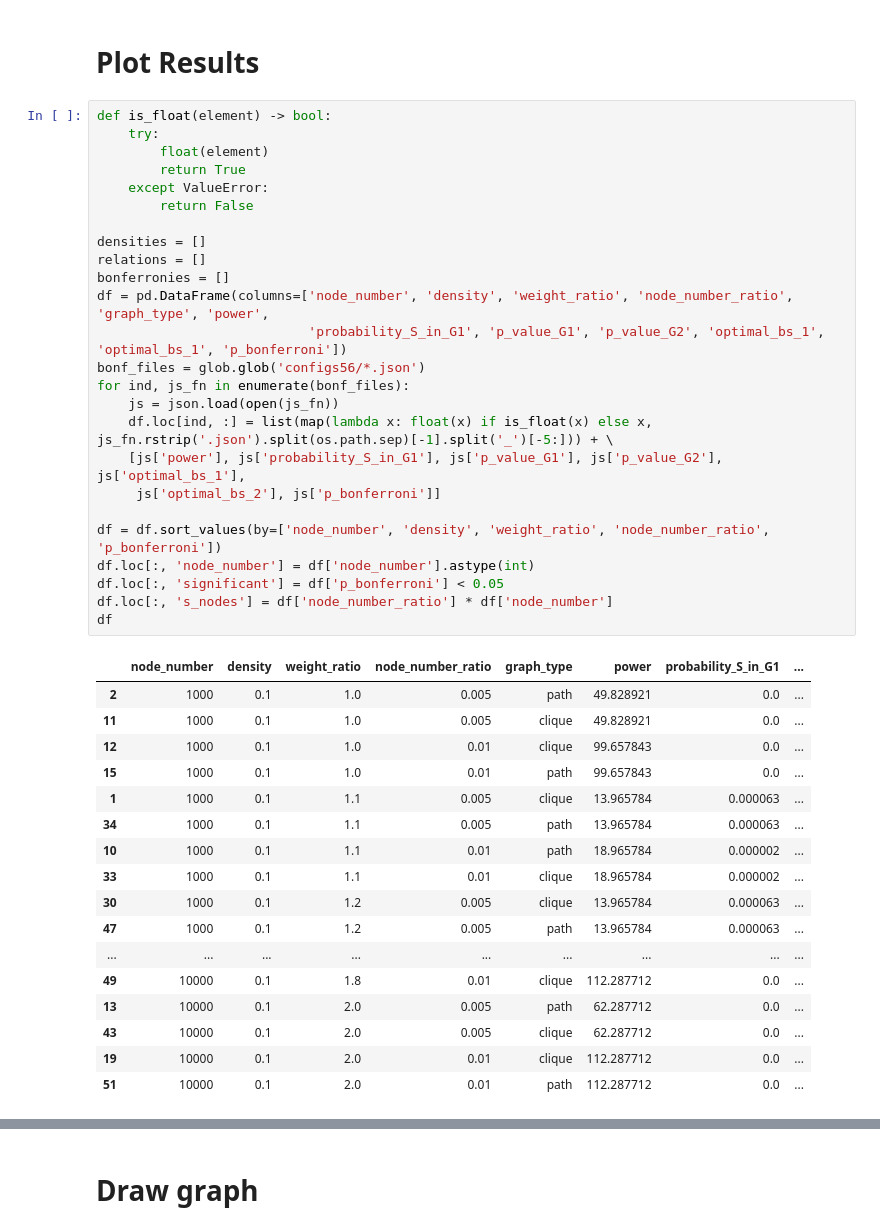
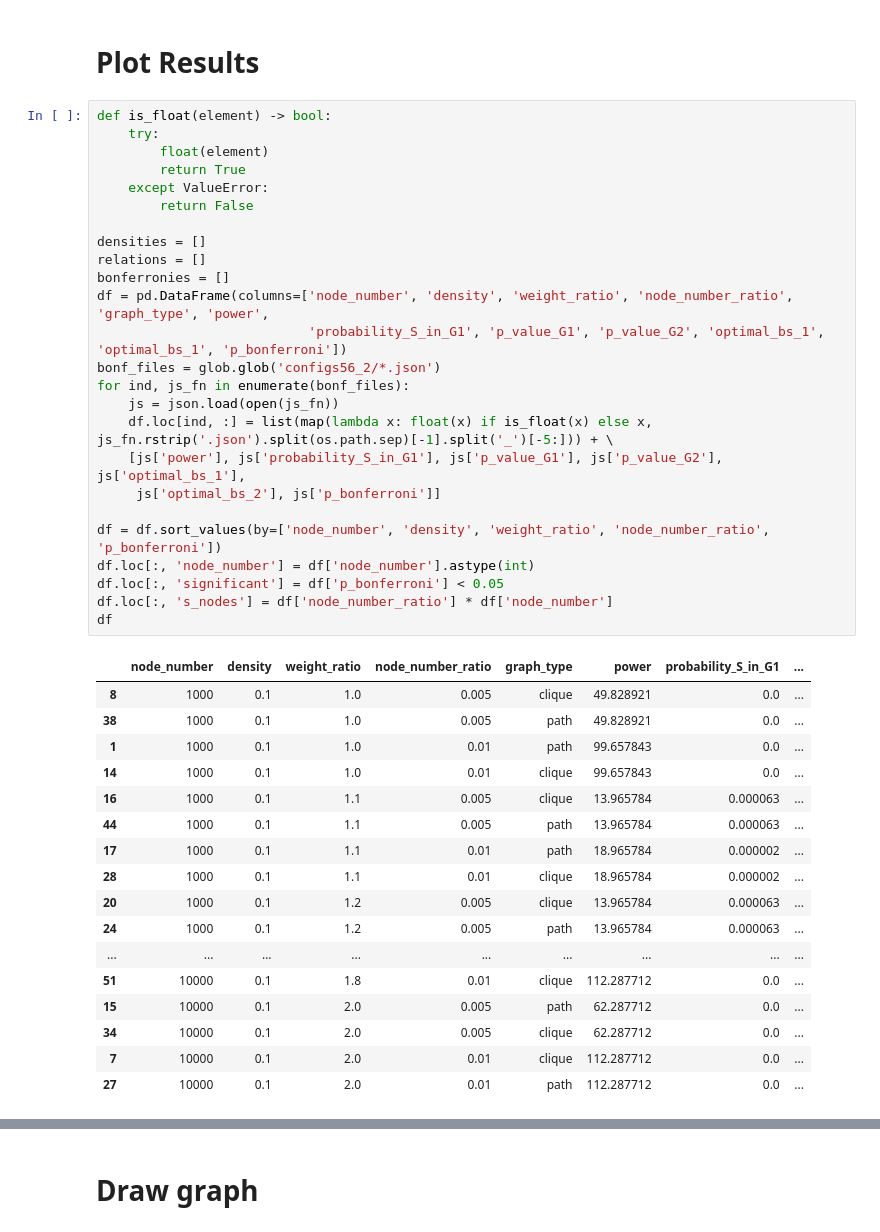
Before and after one commit to predragoetf/CTD2, a Jupyter notebook: visualise_experiments.ipynb, the cells around one changed output, grey strips where cells are left out. Saved outputs shown, nothing was run; the diff lists cells and outputs as text.

```diff
--- a/visualise_experiments.ipynb
+++ b/visualise_experiments.ipynb
@@ -17,43 +17,43 @@ import seaborn as sns
 # %%
 def is_float(element) -> bool:
     try:
         float(element)
         return True
     except ValueError:
         return False
 
 densities = []
 relations = []
 bonferronies = []
 df = pd.DataFrame(columns=['node_number', 'density', 'weight_ratio', 'node_number_ratio', 'graph_type', 'power',
                            'probability_S_in_G1', 'p_value_G1', 'p_value_G2', 'optimal_bs_1', 'optimal_bs_1', 'p_bonferroni'])
-bonf_files = glob.glob('configs56/*.json')
+bonf_files = glob.glob('configs56_2/*.json')
 for ind, js_fn in enumerate(bonf_files):
     js = json.load(open(js_fn))
     df.loc[ind, :] = list(map(lambda x: float(x) if is_float(x) else x, js_fn.rstrip('.json').split(os.path.sep)[-1].split('_')[-5:])) + \
     [js['power'], js['probability_S_in_G1'], js['p_value_G1'], js['p_value_G2'], js['optimal_bs_1'],
      js['optimal_bs_2'], js['p_bonferroni']]
 
 df = df.sort_values(by=['node_number', 'density', 'weight_ratio', 'node_number_ratio', 'p_bonferroni'])
 df.loc[:, 'node_number'] = df['node_number'].astype(int)
 df.loc[:, 'significant'] = df['p_bonferroni'] < 0.05
 df.loc[:, 's_nodes'] = df['node_number_ratio'] * df['node_number']
 df
 # %% [output]
 |  | node_number | density | weight_ratio | node_number_ratio | graph_type | power | probability_S_in_G1 | ... |
-| 2 | 1000 | 0.1 | 1.0 | 0.005 | path | 49.828921 | 0.0 | ... |
-| 11 | 1000 | 0.1 | 1.0 | 0.005 | clique | 49.828921 | 0.0 | ... |
-| 12 | 1000 | 0.1 | 1.0 | 0.01 | clique | 99.657843 | 0.0 | ... |
-| 15 | 1000 | 0.1 | 1.0 | 0.01 | path | 99.657843 | 0.0 | ... |
-| 1 | 1000 | 0.1 | 1.1 | 0.005 | clique | 13.965784 | 0.000063 | ... |
-| 34 | 1000 | 0.1 | 1.1 | 0.005 | path | 13.965784 | 0.000063 | ... |
-| 10 | 1000 | 0.1 | 1.1 | 0.01 | path | 18.965784 | 0.000002 | ... |
-| 33 | 1000 | 0.1 | 1.1 | 0.01 | clique | 18.965784 | 0.000002 | ... |
-| 30 | 1000 | 0.1 | 1.2 | 0.005 | clique | 13.965784 | 0.000063 | ... |
-| 47 | 1000 | 0.1 | 1.2 | 0.005 | path | 13.965784 | 0.000063 | ... |
+| 8 | 1000 | 0.1 | 1.0 | 0.005 | clique | 49.828921 | 0.0 | ... |
+| 38 | 1000 | 0.1 | 1.0 | 0.005 | path | 49.828921 | 0.0 | ... |
+| 1 | 1000 | 0.1 | 1.0 | 0.01 | path | 99.657843 | 0.0 | ... |
+| 14 | 1000 | 0.1 | 1.0 | 0.01 | clique | 99.657843 | 0.0 | ... |
+| 16 | 1000 | 0.1 | 1.1 | 0.005 | clique | 13.965784 | 0.000063 | ... |
+| 44 | 1000 | 0.1 | 1.1 | 0.005 | path | 13.965784 | 0.000063 | ... |
+| 17 | 1000 | 0.1 | 1.1 | 0.01 | path | 18.965784 | 0.000002 | ... |
+| 28 | 1000 | 0.1 | 1.1 | 0.01 | clique | 18.965784 | 0.000002 | ... |
+| 20 | 1000 | 0.1 | 1.2 | 0.005 | clique | 13.965784 | 0.000063 | ... |
+| 24 | 1000 | 0.1 | 1.2 | 0.005 | path | 13.965784 | 0.000063 | ... |
 | ... | ... | ... | ... | ... | ... | ... | ... | ... |
-| 49 | 10000 | 0.1 | 1.8 | 0.01 | clique | 112.287712 | 0.0 | ... |
-| 13 | 10000 | 0.1 | 2.0 | 0.005 | path | 62.287712 | 0.0 | ... |
-| 43 | 10000 | 0.1 | 2.0 | 0.005 | clique | 62.287712 | 0.0 | ... |
-| 19 | 10000 | 0.1 | 2.0 | 0.01 | clique | 112.287712 | 0.0 | ... |
-| 51 | 10000 | 0.1 | 2.0 | 0.01 | path | 112.287712 | 0.0 | ... |
+| 51 | 10000 | 0.1 | 1.8 | 0.01 | clique | 112.287712 | 0.0 | ... |
+| 15 | 10000 | 0.1 | 2.0 | 0.005 | path | 62.287712 | 0.0 | ... |
+| 34 | 10000 | 0.1 | 2.0 | 0.005 | clique | 62.287712 | 0.0 | ... |
+| 7 | 10000 | 0.1 | 2.0 | 0.01 | clique | 112.287712 | 0.0 | ... |
+| 27 | 10000 | 0.1 | 2.0 | 0.01 | path | 112.287712 | 0.0 | ... |
```
Also changed, not shown: parts of 8 cells of this notebook.
